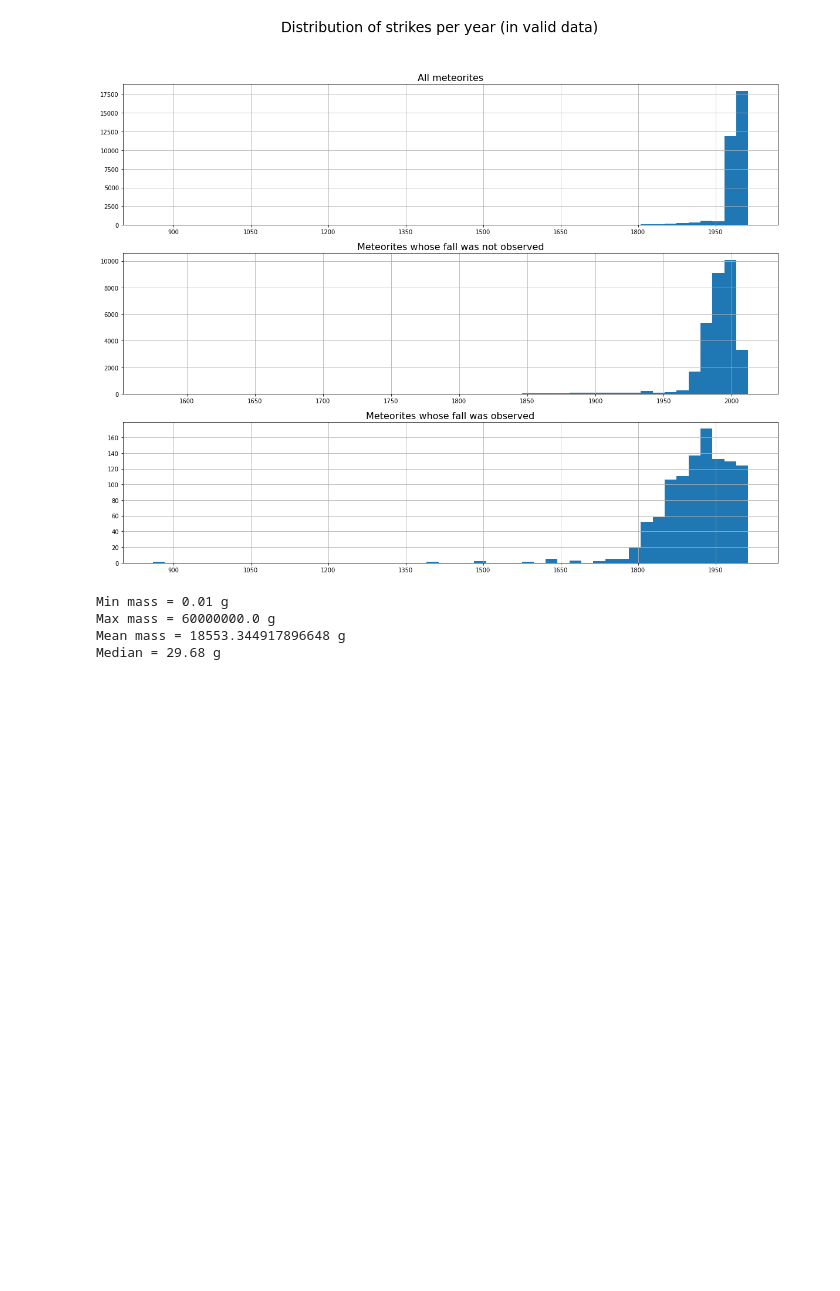
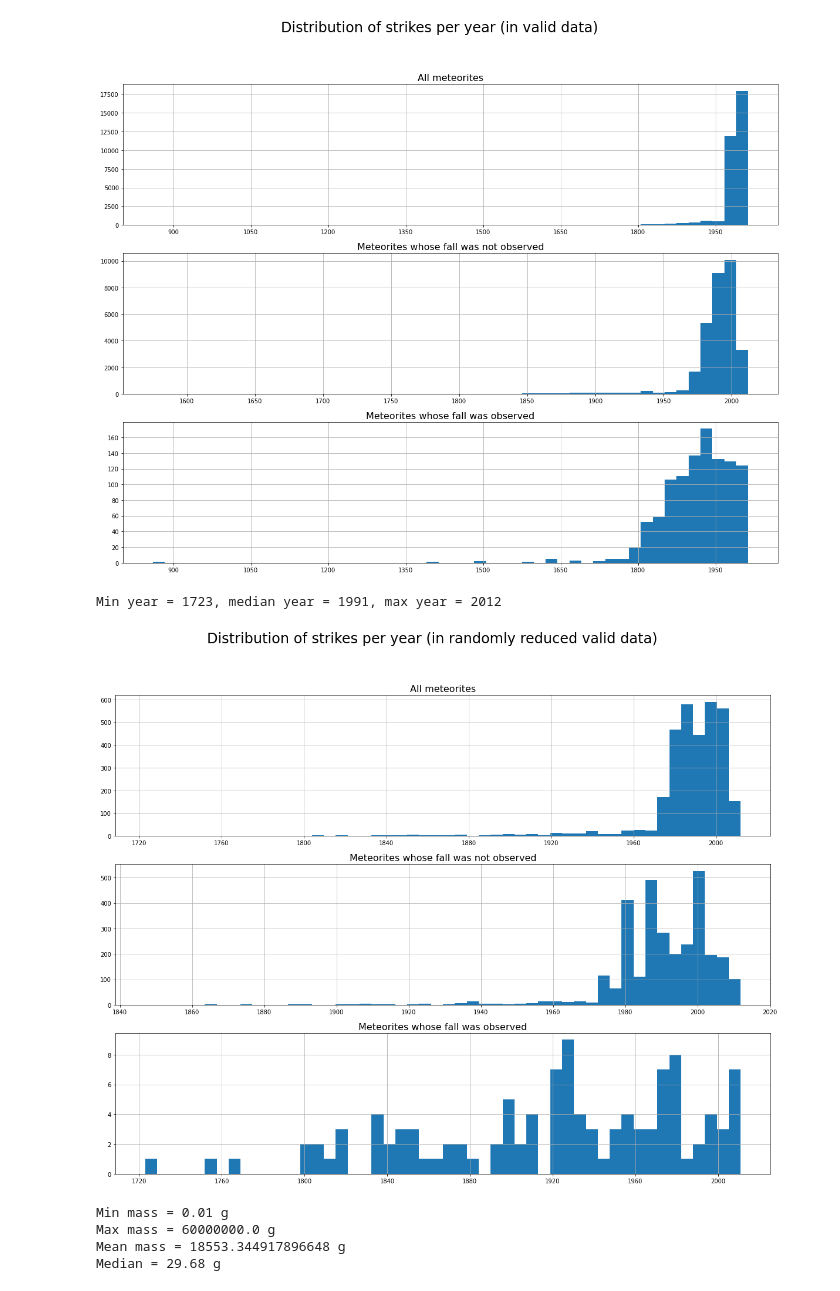
Before and after one commit to com-480-data-visualization/com-480-project-big-yoshi-club, a Jupyter notebook: data/MeteoriteLandings/Problematic and Data Analysis.ipynb, the cells around one changed output. Cells and saved outputs as stored; diff of their text form; code cells hidden in the pictures; blank space fills up the shorter version.

Commit message:
Add sample random data

```diff
--- a/data/MeteoriteLandings/Problematic and Data Analysis.ipynb
+++ b/data/MeteoriteLandings/Problematic and Data Analysis.ipynb
@@ -142,6 +193,36 @@ plt.savefig('years.png', bbox_inches='tight')
 # %% [output]
 Min year = 860, median year = 1991, max year = 2013
 [figure]
+# %%
+# Some date statistics
+sorted_dates = random_valid_data.year.sort_values()
+min_year, med_year, max_year = int(sorted_dates.min()), int(sorted_dates.median()), int(sorted_dates.max())
+print(f"Min year = {min_year}, median year = {med_year}, max year = {max_year}")
+
+# Plot distribution per year
+fig, ax = plt.subplots(3, 1, figsize = (20, 15))
+fig.suptitle("Distribution of strikes per year (in randomly reduced valid data)", fontsize = 24)
+ax[0].xaxis.set_major_locator(plt.MaxNLocator(10))
+ax[0].set_title("All meteorites", fontsize = 16)
+_ = sorted_dates.hist(bins = 50, grid = True, ax = ax[0])
+
+# Plot only meteorites whose fall was not observed
+sorted_dates = random_valid_data[random_valid_data.fall == "Found"].year.sort_values()
+ax[1].xaxis.set_major_locator(plt.MaxNLocator(10))
+ax[1].set_title("Meteorites whose fall was not observed", fontsize = 16)
+_ = sorted_dates.hist(bins = 50, grid = True, ax = ax[1])
+
+# Plot only meteorites whose fall was observed
+sorted_dates = random_valid_data[random_valid_data.fall == "Fell"].year.sort_values()
+ax[2].xaxis.set_major_locator(plt.MaxNLocator(10))
+ax[2].set_title("Meteorites whose fall was observed", fontsize = 16)
+_ = sorted_dates.hist(bins = 50, grid = True, ax = ax[2])
+
+# Save figure
+plt.savefig('years_randomly_reduced.png', bbox_inches='tight')
+# %% [output]
+Min year = 1723, median year = 1991, max year = 2012
+[figure, added]
 # %%
 # Print mass statistics
 min_mass, max_mass = valid_data.mass.min(), valid_data.mass.max()
```
Also changed, not shown: parts of 4 cells of this notebook.
